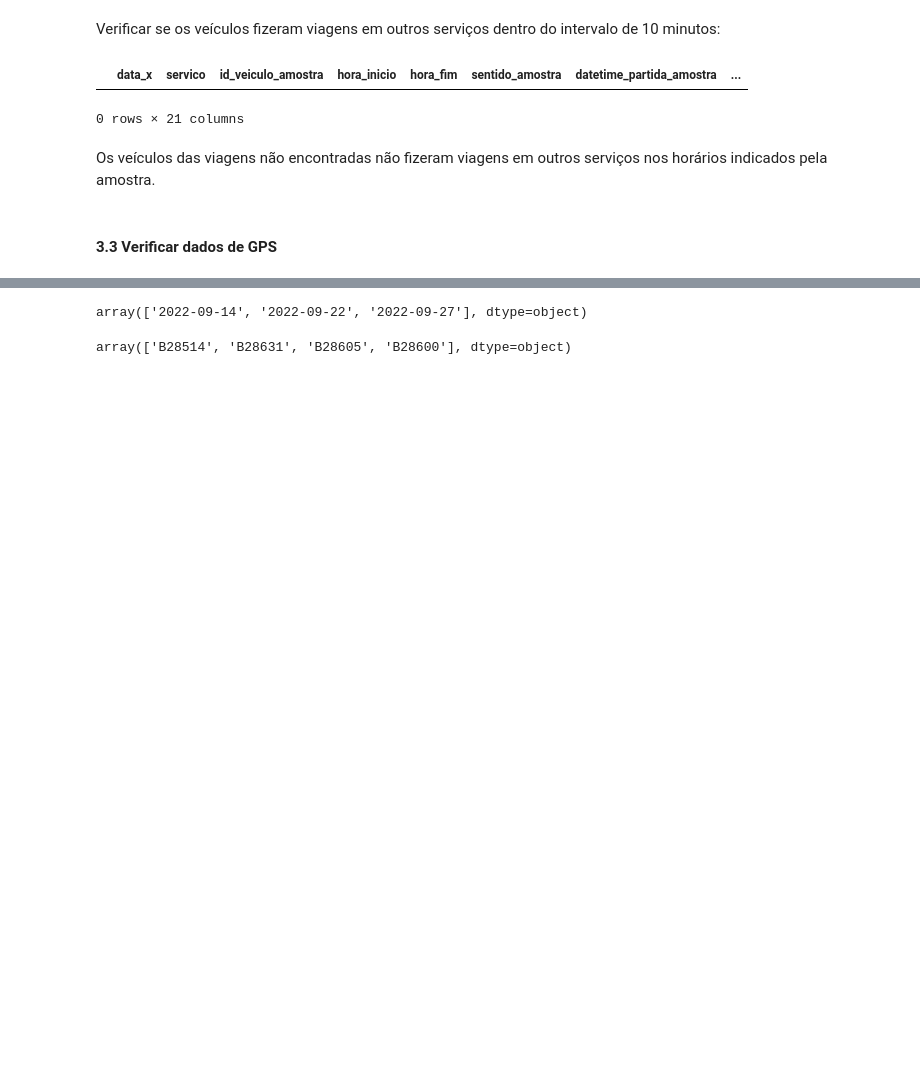
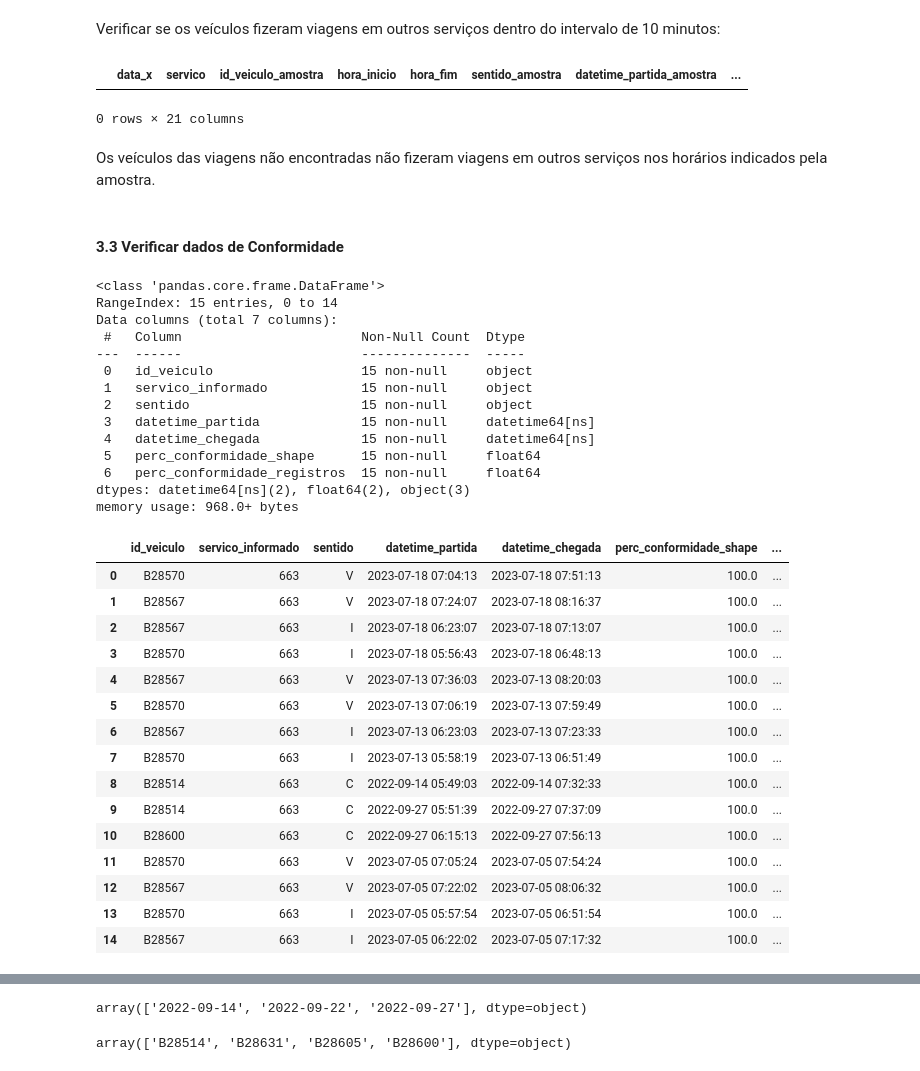
Before and after one commit to RJ-SMTR/subsidio_recursos, a Jupyter notebook: SMTR202212006620_663_2022_12_16/notebooks/1_analise_exploratoria_663.ipynb, the cells around one changed output, grey strips where cells are left out. Cells and saved outputs as stored; diff of their text form; code cells hidden in the pictures; blank space fills up the shorter version.

```diff
--- a/SMTR202212006620_663_2022_12_16/notebooks/1_analise_exploratoria_663.ipynb
+++ b/SMTR202212006620_663_2022_12_16/notebooks/1_analise_exploratoria_663.ipynb
@@ -309,4 +307,54 @@ tabela_comparativa
 # %% [markdown]
 Os veículos das viagens não encontradas não fizeram viagens em outros serviços nos horários indicados pela amostra.
 # %% [markdown]
-#### 3.3 Verificar dados de GPS
+#### 3.3 Verificar dados de Conformidade
+# %%
+# separar as datas da amostra para fazer a query
+datas = amostra_663['data'].unique()
+
+q = f"""
+       SELECT
+         id_veiculo, servico_informado, sentido, datetime_partida,
+         datetime_chegada, perc_conformidade_shape,
+         perc_conformidade_registros
+       FROM
+         `rj-smtr.projeto_subsidio_sppo.viagem_conformidade`
+       WHERE
+         data IN {tuple(datas)}
+         AND servico_informado = '{servico}'
+       """
+
+viagem_conformidade = bd.read_sql(q, from_file=True)
+viagem_conformidade.info()
+viagem_conformidade
+# %% [output]
+<class 'pandas.core.frame.DataFrame'>
+RangeIndex: 15 entries, 0 to 14
+Data columns (total 7 columns):
+ #   Column                       Non-Null Count  Dtype
+---  ------                       --------------  -----
+ 0   id_veiculo                   15 non-null     object
+ 1   servico_informado            15 non-null     object
+ 2   sentido                      15 non-null     object
+ 3   datetime_partida             15 non-null     datetime64[ns]
+ 4   datetime_chegada             15 non-null     datetime64[ns]
+ 5   perc_conformidade_shape      15 non-null     float64
+ 6   perc_conformidade_registros  15 non-null     float64
+dtypes: datetime64[ns](2), float64(2), object(3)
+memory usage: 968.0+ bytes
+|  | id_veiculo | servico_informado | sentido | datetime_partida | datetime_chegada | perc_conformidade_shape | ... |
+| 0 | B28570 | 663 | V | 2023-07-18 07:04:13 | 2023-07-18 07:51:13 | 100.0 | ... |
+| 1 | B28567 | 663 | V | 2023-07-18 07:24:07 | 2023-07-18 08:16:37 | 100.0 | ... |
+| 2 | B28567 | 663 | I | 2023-07-18 06:23:07 | 2023-07-18 07:13:07 | 100.0 | ... |
+| 3 | B28570 | 663 | I | 2023-07-18 05:56:43 | 2023-07-18 06:48:13 | 100.0 | ... |
+| 4 | B28567 | 663 | V | 2023-07-13 07:36:03 | 2023-07-13 08:20:03 | 100.0 | ... |
+| 5 | B28570 | 663 | V | 2023-07-13 07:06:19 | 2023-07-13 07:59:49 | 100.0 | ... |
+| 6 | B28567 | 663 | I | 2023-07-13 06:23:03 | 2023-07-13 07:23:33 | 100.0 | ... |
+| 7 | B28570 | 663 | I | 2023-07-13 05:58:19 | 2023-07-13 06:51:49 | 100.0 | ... |
+| 8 | B28514 | 663 | C | 2022-09-14 05:49:03 | 2022-09-14 07:32:33 | 100.0 | ... |
+| 9 | B28514 | 663 | C | 2022-09-27 05:51:39 | 2022-09-27 07:37:09 | 100.0 | ... |
+| 10 | B28600 | 663 | C | 2022-09-27 06:15:13 | 2022-09-27 07:56:13 | 100.0 | ... |
+| 11 | B28570 | 663 | V | 2023-07-05 07:05:24 | 2023-07-05 07:54:24 | 100.0 | ... |
+| 12 | B28567 | 663 | V | 2023-07-05 07:22:02 | 2023-07-05 08:06:32 | 100.0 | ... |
+| 13 | B28570 | 663 | I | 2023-07-05 05:57:54 | 2023-07-05 06:51:54 | 100.0 | ... |
+| 14 | B28567 | 663 | I | 2023-07-05 06:22:02 | 2023-07-05 07:17:32 | 100.0 | ... |
```
Also changed, not shown: parts of 46 cells of this notebook, 18 other files.
